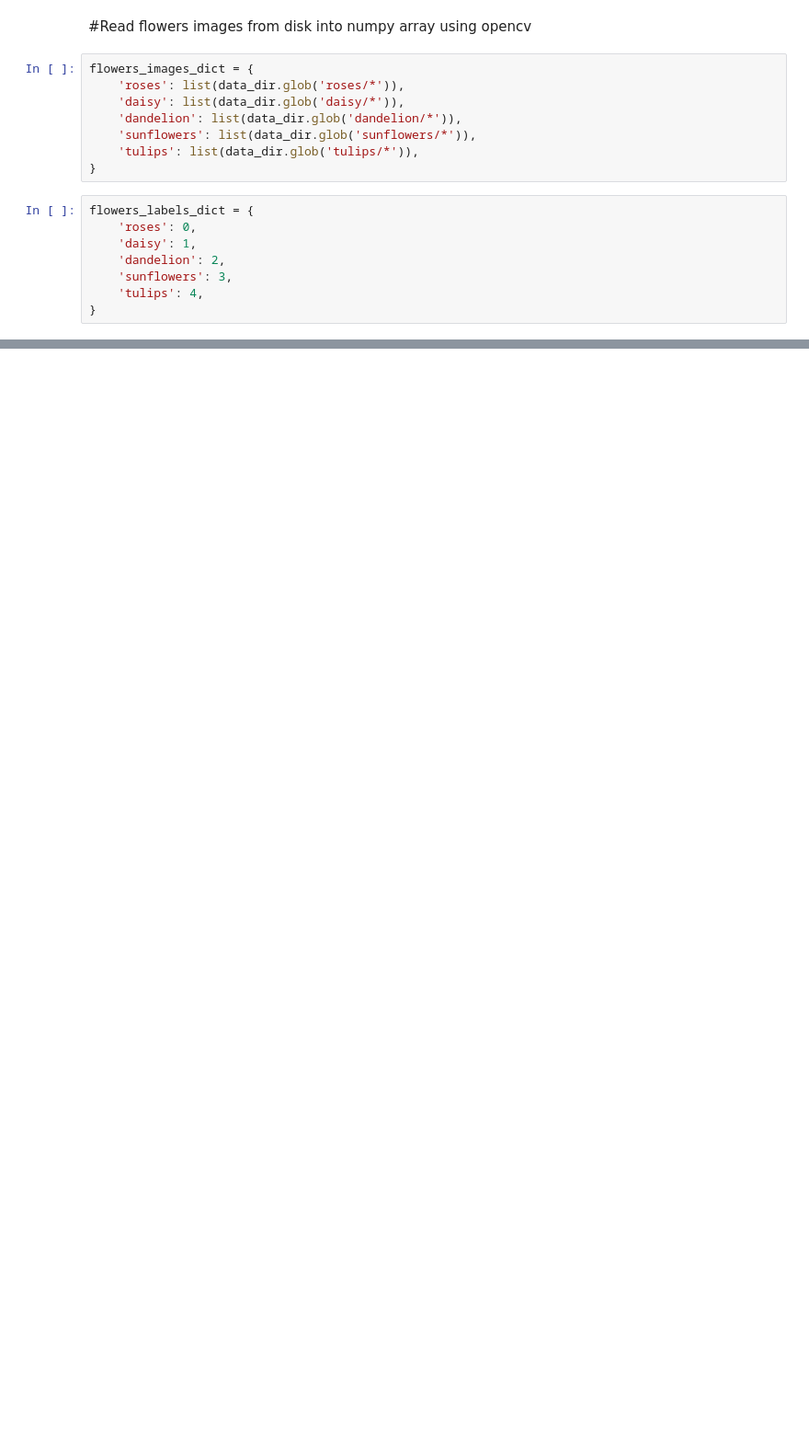
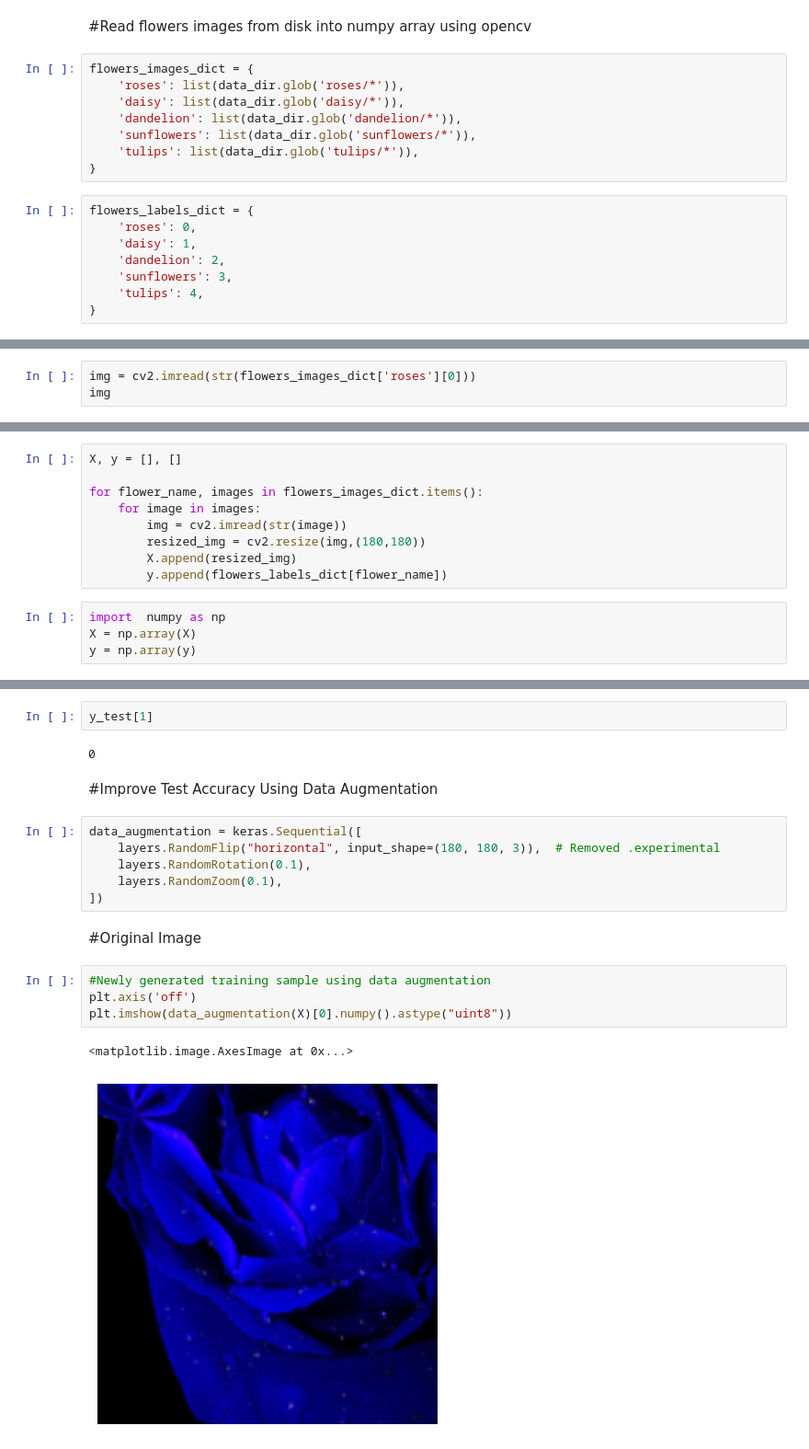
Before and after one commit to babatundeibukun/DEEP-LEARNING-PROJECT---COMPUTER, a Jupyter notebook: practicing_data_augmentation.ipynb, the cells around one changed output, grey strips where cells are left out. Shown at 92% size. Cells and saved outputs as stored; diff of their text form; blank space fills up the shorter version.

Commit message:
data_augmentation_practice with drop_out regularization can help solve the problem of overfitting

```diff
--- a/practicing_data_augmentation.ipynb
+++ b/practicing_data_augmentation.ipynb
@@ -86,0 +93,3 @@ flowers_images_dict['roses'][:5]
+# %%
+img = cv2.imread(str(flowers_images_dict['roses'][0]))
+img
@@ -86,0 +122,13 @@ flowers_images_dict['roses'][:5]
+# %%
+X, y = [], []
+
+for flower_name, images in flowers_images_dict.items():
+    for image in images:
+        img = cv2.imread(str(image))
+        resized_img = cv2.resize(img,(180,180))
+        X.append(resized_img)
+        y.append(flowers_labels_dict[flower_name])
+# %%
+import  numpy as np
+X = np.array(X)
+y = np.array(y)
@@ -86,0 +213,21 @@ flowers_images_dict['roses'][:5]
+# %%
+y_test[1]
+# %% [output]
+0
+# %% [markdown]
+#Improve Test Accuracy Using Data Augmentation
+# %%
+data_augmentation = keras.Sequential([
+    layers.RandomFlip("horizontal", input_shape=(180, 180, 3)),  # Removed .experimental
+    layers.RandomRotation(0.1),
+    layers.RandomZoom(0.1),
+])
+# %% [markdown]
+#Original Image
+# %%
+#Newly generated training sample using data augmentation
+plt.axis('off')
+plt.imshow(data_augmentation(X)[0].numpy().astype("uint8"))
+# %% [output]
+<matplotlib.image.AxesImage at 0x...>
+[figure, added]
```
Also changed, not shown: parts of 27 cells of this notebook.
